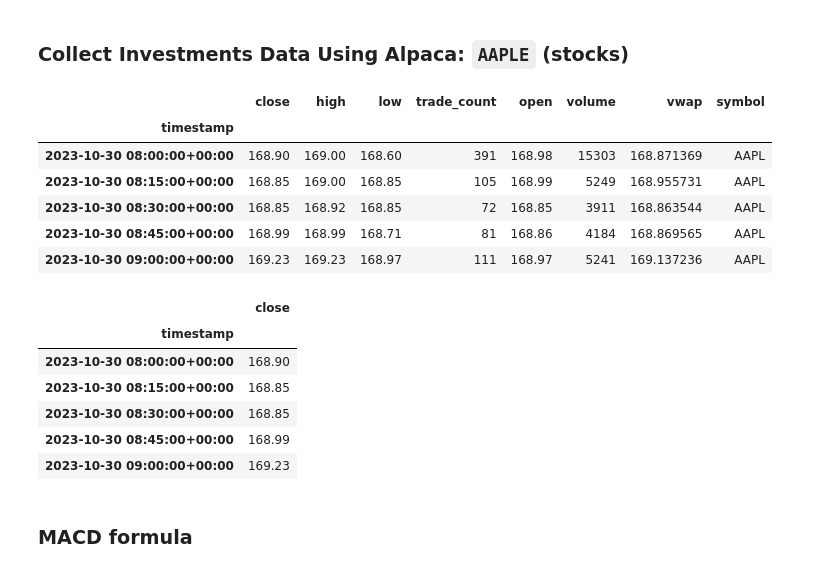
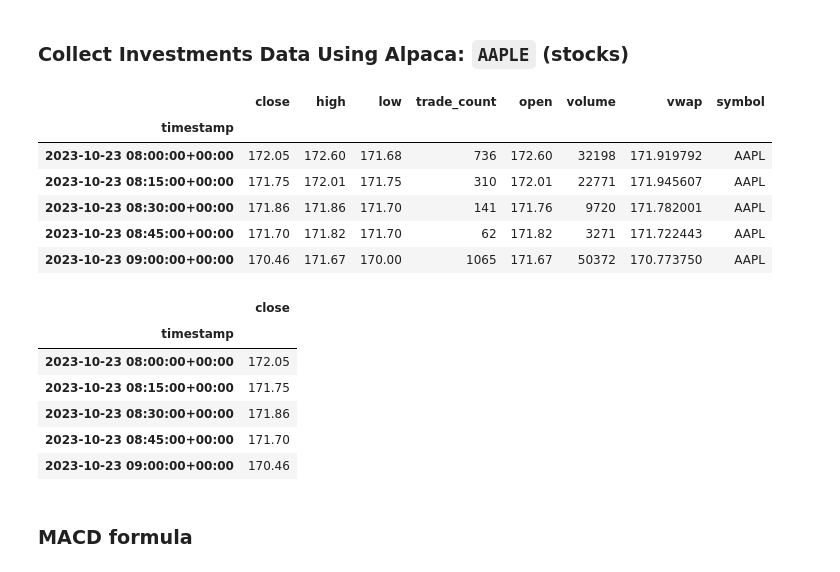
Before and after one commit to harithmd1/project1_group2, a Jupyter notebook: Momentum_MACD_teamwork For Loop Iterattion.ipynb, the cells around one changed output. Drawn from its saved outputs; the diff is of its cells as text; code cells hidden in the pictures.

```diff
--- a/Momentum_MACD_teamwork For Loop Iterattion.ipynb
+++ b/Momentum_MACD_teamwork For Loop Iterattion.ipynb
@@ -40,32 +40,32 @@ alpaca=tradeapi.REST(
 )
 # %%
 # Format current date as ISO format
-start_time=pd.Timestamp('2023-10-30', tz='America/New_York').isoformat()
+start_time=pd.Timestamp('2023-10-22', tz='America/New_York').isoformat()
 end_time=pd.Timestamp('2023-10-31', tz='America/New_York').isoformat()
 
 # Set the tickers
 tickers = ["AAPL"]
 
 # Set timeframe to "1Minute" for Alpaca API
 timeframe = "15Min"
 
 # Get current closing prices for AAPL and SP500
 df_tickers=alpaca.get_bars(
     tickers,
     timeframe,
     start=start_time,
     end=end_time
 ).df
 
 df_tickers.head()
 # %% [output]
 |  | close | high | low | trade_count | open | volume | vwap | symbol |
 | timestamp |  |  |  |  |  |  |  |  |
-| 2023-10-30 08:00:00+00:00 | 168.90 | 169.00 | 168.60 | 391 | 168.98 | 15303 | 168.871369 | AAPL |
-| 2023-10-30 08:15:00+00:00 | 168.85 | 169.00 | 168.85 | 105 | 168.99 | 5249 | 168.955731 | AAPL |
-| 2023-10-30 08:30:00+00:00 | 168.85 | 168.92 | 168.85 | 72 | 168.85 | 3911 | 168.863544 | AAPL |
-| 2023-10-30 08:45:00+00:00 | 168.99 | 168.99 | 168.71 | 81 | 168.86 | 4184 | 168.869565 | AAPL |
-| 2023-10-30 09:00:00+00:00 | 169.23 | 169.23 | 168.97 | 111 | 168.97 | 5241 | 169.137236 | AAPL |
+| 2023-10-23 08:00:00+00:00 | 172.05 | 172.60 | 171.68 | 736 | 172.60 | 32198 | 171.919792 | AAPL |
+| 2023-10-23 08:15:00+00:00 | 171.75 | 172.01 | 171.75 | 310 | 172.01 | 22771 | 171.945607 | AAPL |
+| 2023-10-23 08:30:00+00:00 | 171.86 | 171.86 | 171.70 | 141 | 171.76 | 9720 | 171.782001 | AAPL |
+| 2023-10-23 08:45:00+00:00 | 171.70 | 171.82 | 171.70 | 62 | 171.82 | 3271 | 171.722443 | AAPL |
+| 2023-10-23 09:00:00+00:00 | 170.46 | 171.67 | 170.00 | 1065 | 171.67 | 50372 | 170.773750 | AAPL |
 # %%
 # Reorganize the DataFrame
 # Separate ticker data
@@ -75,11 +75,11 @@ df_tickers.head()
 # %% [output]
 |  | close |
 | timestamp |  |
-| 2023-10-30 08:00:00+00:00 | 168.90 |
-| 2023-10-30 08:15:00+00:00 | 168.85 |
-| 2023-10-30 08:30:00+00:00 | 168.85 |
-| 2023-10-30 08:45:00+00:00 | 168.99 |
-| 2023-10-30 09:00:00+00:00 | 169.23 |
+| 2023-10-23 08:00:00+00:00 | 172.05 |
+| 2023-10-23 08:15:00+00:00 | 171.75 |
+| 2023-10-23 08:30:00+00:00 | 171.86 |
+| 2023-10-23 08:45:00+00:00 | 171.70 |
+| 2023-10-23 09:00:00+00:00 | 170.46 |
 # %% [markdown]
 ### MACD formula
 # %%
```
Also changed, not shown: parts of 25 cells of this notebook.
